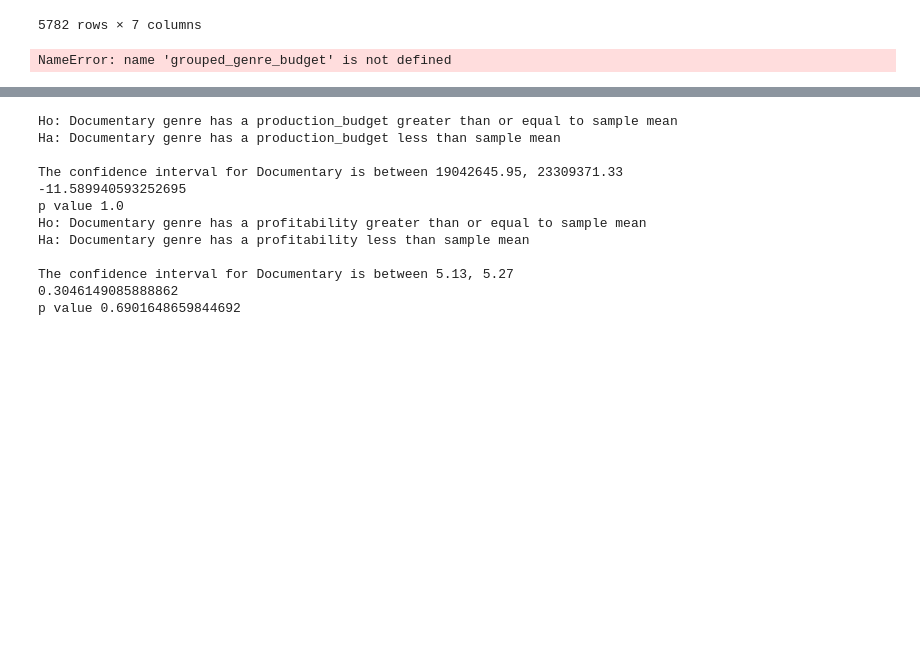
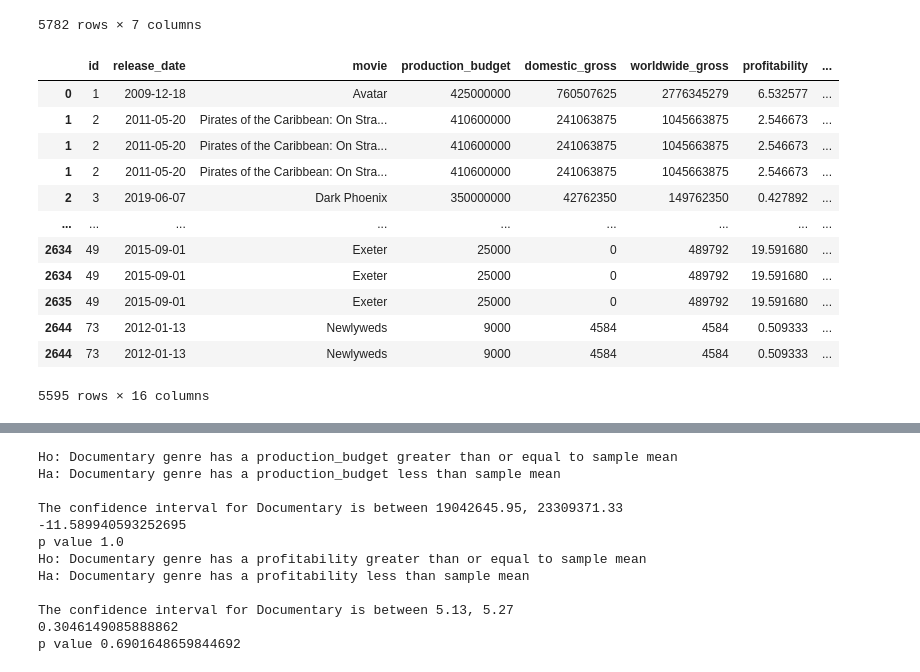
Before and after one commit to hacampbell1/teamaustin, a Jupyter notebook: computer_vision.ipynb, the cells around one changed output, grey strips where cells are left out. Cells and saved outputs as stored; diff of their text form; code cells hidden in the pictures; blank space fills up the shorter version.

```diff
--- a/computer_vision.ipynb
+++ b/computer_vision.ipynb
@@ -245,29 +245,39 @@ tn_df
 # %%
 """ Combining SQL data to money data """
 cleaning_query = """
         SELECT *
         FROM movie_ratings mr
         JOIN movie_basics mb
             ON mr.movie_id = mb.movie_id
         WHERE mb.start_year <=2023 AND mr.numvotes >=14 AND mb.genres is not null AND mr.averagerating is not null
         ORDER BY mb.start_year DESC"""
 
 cleaned_sqldata2 = pd.read_sql(cleaning_query, conn)
 genres_and_budget = pd.merge(tn_df, cleaned_sqldata2, left_on='movie', right_on='primary_title')
 #genres_and_budget
 genres_and_budget =genres_and_budget[genres_and_budget['worldwide_gross'] != 0]
 genres_and_budget['genres'] = genres_and_budget['genres'].astype(str)
 genres_and_budget
 # Splitting the genres
 genres_and_budget["genres"] = genres_and_budget["genres"].str.split(",")
 genres_and_budget = genres_and_budget.apply(pd.Series.explode)
 genres_and_budget
-grouped_genre_budget = grouped_genre_budget.sort_values(by='production_budget', ascending = False)
+#grouped_genre_budget = grouped_genre_budget.sort_values(by='production_budget', ascending = False)
 #grouped_genre_budget.reset_index(inplace = True)
-print(grouped_genre_budget['production_budget'].min())
-grouped_genre_budget['production_budget'].max()
 # %% [output]
+|  | id | release_date | movie | production_budget | domestic_gross | worldwide_gross | profitability | ... |
+| 0 | 1 | 2009-12-18 | Avatar | 425000000 | 760507625 | 2776345279 | 6.532577 | ... |
+| 1 | 2 | 2011-05-20 | Pirates of the Caribbean: On Stra... | 410600000 | 241063875 | 1045663875 | 2.546673 | ... |
+| 1 | 2 | 2011-05-20 | Pirates of the Caribbean: On Stra... | 410600000 | 241063875 | 1045663875 | 2.546673 | ... |
+| 1 | 2 | 2011-05-20 | Pirates of the Caribbean: On Stra... | 410600000 | 241063875 | 1045663875 | 2.546673 | ... |
+| 2 | 3 | 2019-06-07 | Dark Phoenix | 350000000 | 42762350 | 149762350 | 0.427892 | ... |
+| ... | ... | ... | ... | ... | ... | ... | ... | ... |
+| 2634 | 49 | 2015-09-01 | Exeter | 25000 | 0 | 489792 | 19.591680 | ... |
+| 2634 | 49 | 2015-09-01 | Exeter | 25000 | 0 | 489792 | 19.591680 | ... |
+| 2635 | 49 | 2015-09-01 | Exeter | 25000 | 0 | 489792 | 19.591680 | ... |
+| 2644 | 73 | 2012-01-13 | Newlyweds | 9000 | 4584 | 4584 | 0.509333 | ... |
+| 2644 | 73 | 2012-01-13 | Newlyweds | 9000 | 4584 | 4584 | 0.509333 | ... |
-NameError: name 'grouped_genre_budget' is not defined
+5595 rows × 16 columns
 # %%
 """ Creating statistical tests """
 # Ho: The top genre (documentary) has a production budget greater than or equal to 43 million (mean production budget)
```
Also changed, not shown: parts of 2 cells of this notebook.
